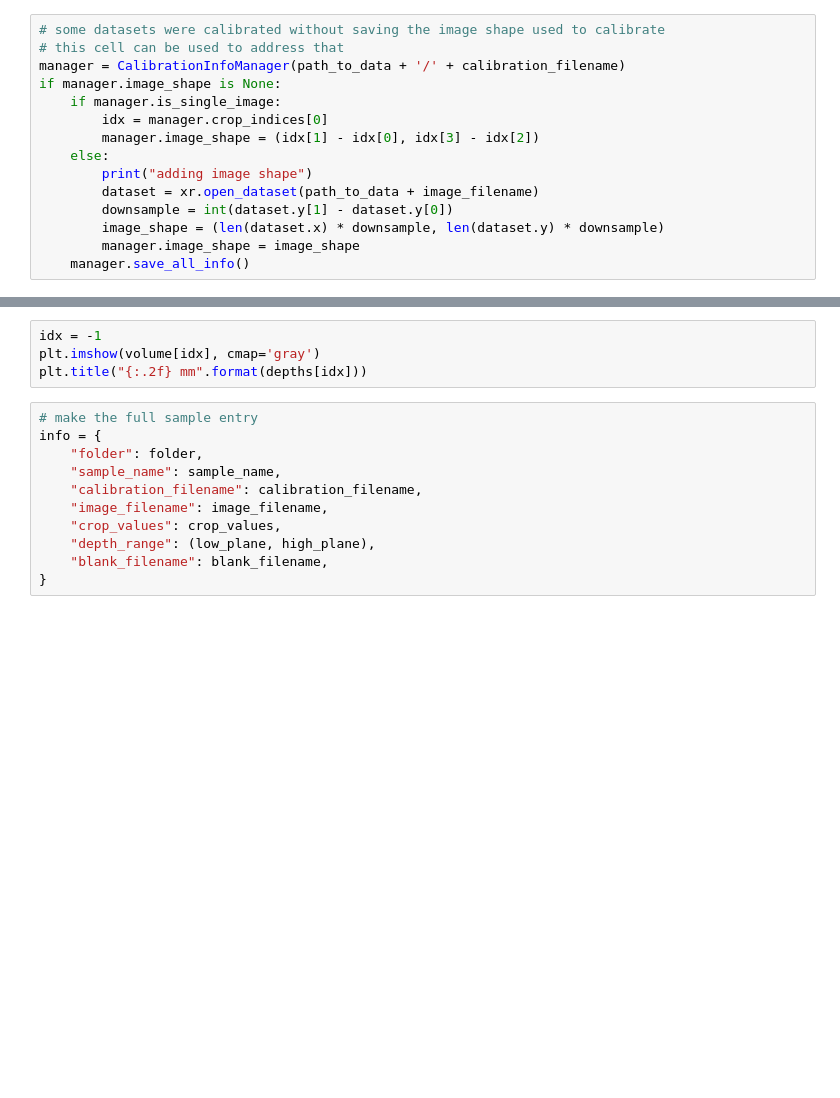
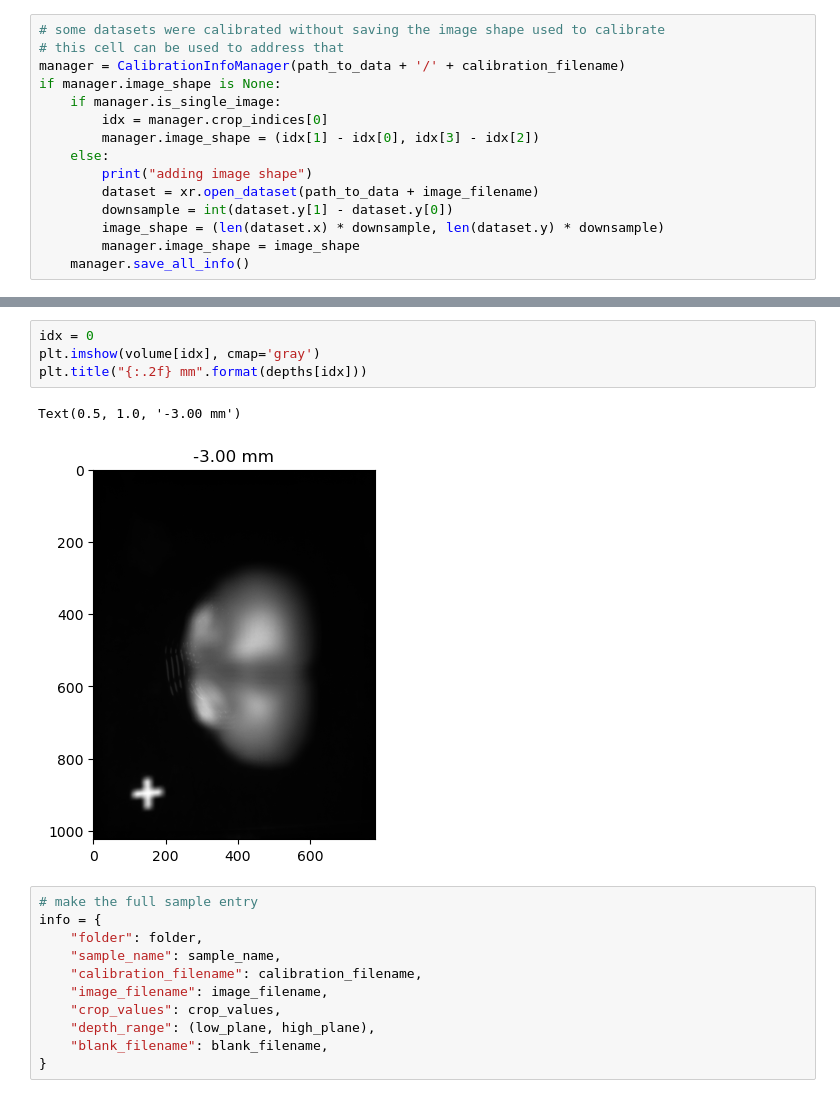
Before and after one commit to clarebcook/FiLMScope, a Jupyter notebook: reconstruction_scripts/save_new_sample.ipynb, the cells around one changed output, grey strips where cells are left out. Saved outputs shown, nothing was run; the diff lists cells and outputs as text; blank space fills up the shorter version.

```diff
--- a/reconstruction_scripts/save_new_sample.ipynb
+++ b/reconstruction_scripts/save_new_sample.ipynb
@@ -124,7 +146,10 @@ play_video(volume)
 # %%
-idx = -1
+idx = 0
 plt.imshow(volume[idx], cmap='gray')
 plt.title("{:.2f} mm".format(depths[idx]))
+# %% [output]
+Text(0.5, 1.0, '-3.00 mm')
+[figure, added]
 # %%
 # make the full sample entry
 info = {
```
Also changed, not shown: parts of 11 cells of this notebook, 8 other files.
